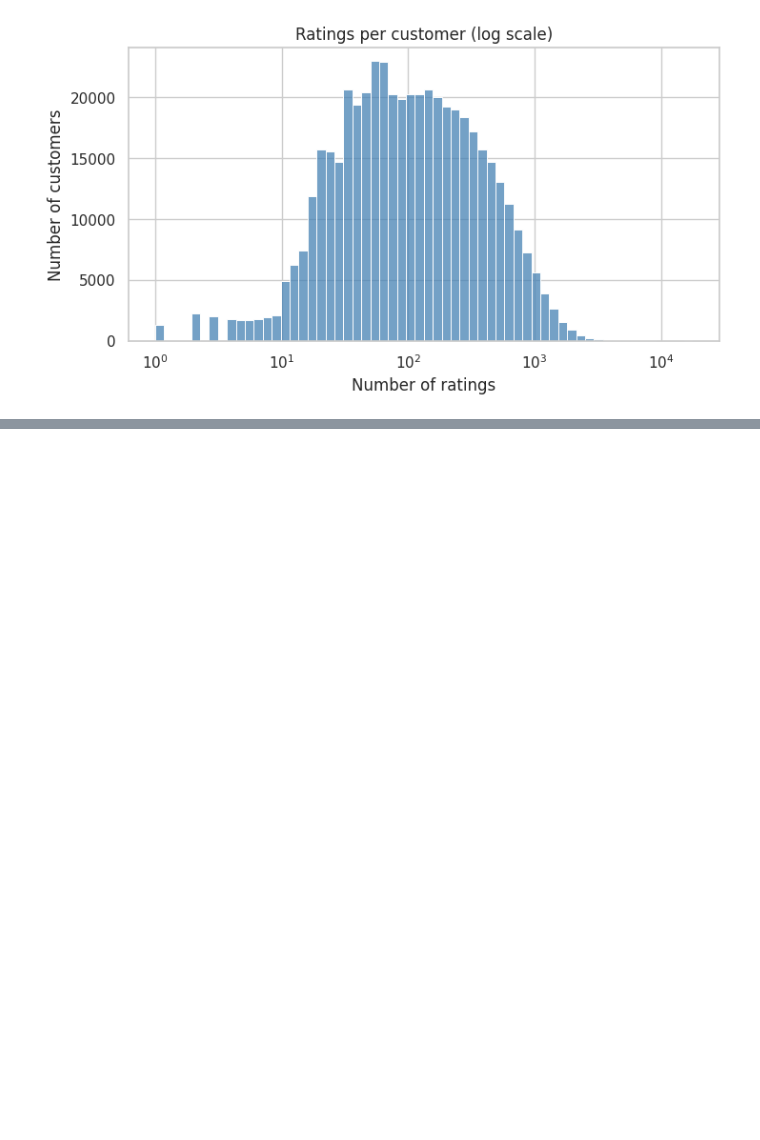
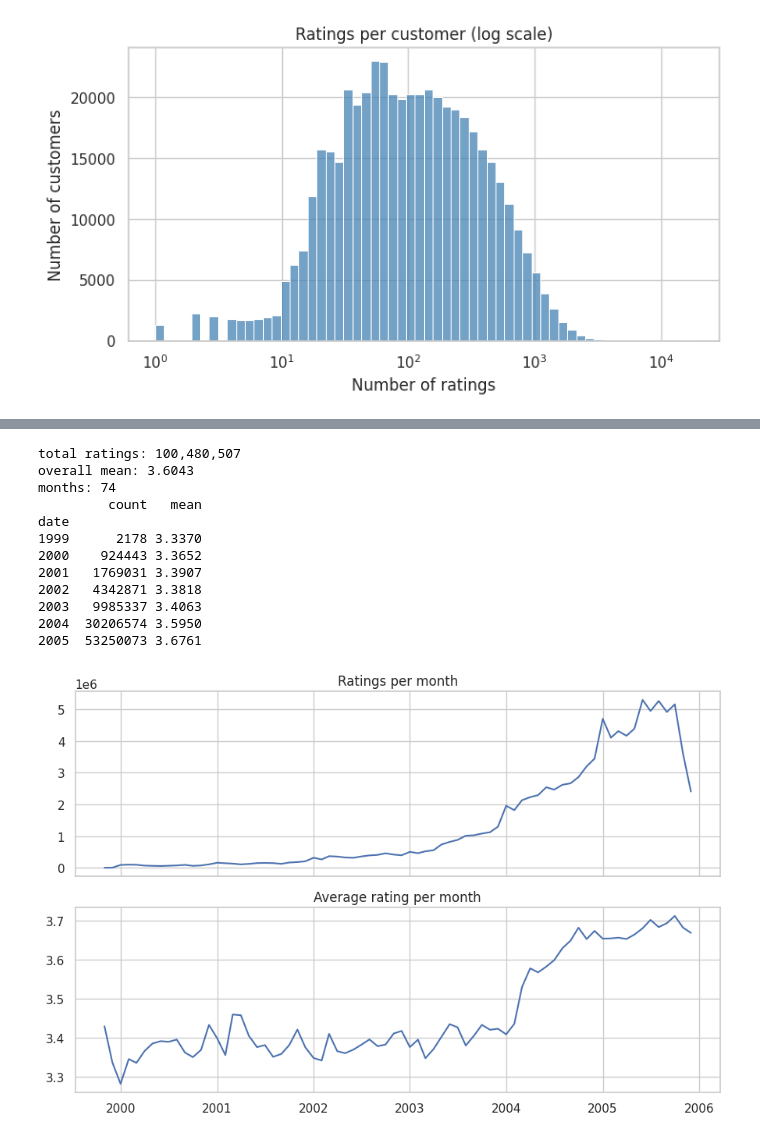
Before and after one commit to sevathangowtham/Netflix-Prize-data, a Jupyter notebook: netflix-prize-data.ipynb, the cells around one changed output, grey strips where cells are left out. Cells and saved outputs as stored; diff of their text form; code cells hidden in the pictures; blank space fills up the shorter version.

```diff
--- a/netflix-prize-data.ipynb
+++ b/netflix-prize-data.ipynb
@@ -353,0 +370,41 @@ Name: mean, dtype: float64
+# %%
+def month_stats(d):
+    ym = d['date'].dt.year * 100 + d['date'].dt.month
+    return d['rating'].groupby(ym).agg(['count', 'sum'])
+
+time_stats = pd.concat([month_stats(d) for d in dfs.values()]).groupby(level=0).sum()
+time_stats['mean'] = time_stats['sum'] / time_stats['count']
+time_stats.index = pd.to_datetime(time_stats.index.astype(str), format='%Y%m')
+
+# correctness tests
+print('total ratings:', f"{int(time_stats['count'].sum()):,}")
+print('overall mean:', round(time_stats['sum'].sum() / time_stats['count'].sum(), 4))
+print('months:', len(time_stats))
+
+# text table by year (easy to paste)
+yearly = time_stats.groupby(time_stats.index.year)[['count', 'sum']].sum()
+yearly['mean'] = yearly['sum'] / yearly['count']
+print(yearly[['count', 'mean']])
+
+# charts
+fig, axes = plt.subplots(2, 1, figsize=(9, 6), sharex=True)
+axes[0].plot(time_stats.index, time_stats['count'])
+axes[0].set_title('Ratings per month')
+axes[1].plot(time_stats.index, time_stats['mean'])
+axes[1].set_title('Average rating per month')
+plt.tight_layout()
+plt.show()
+# %% [output]
+total ratings: 100,480,507
+overall mean: 3.6043
+months: 74
+         count   mean
+date
+1999      2178 3.3370
+2000    924443 3.3652
+2001   1769031 3.3907
+2002   4342871 3.3818
+2003   9985337 3.4063
+2004  30206574 3.5950
+2005  53250073 3.6761
+[figure, added]
```
Also changed, not shown: parts of 14 cells of this notebook.
